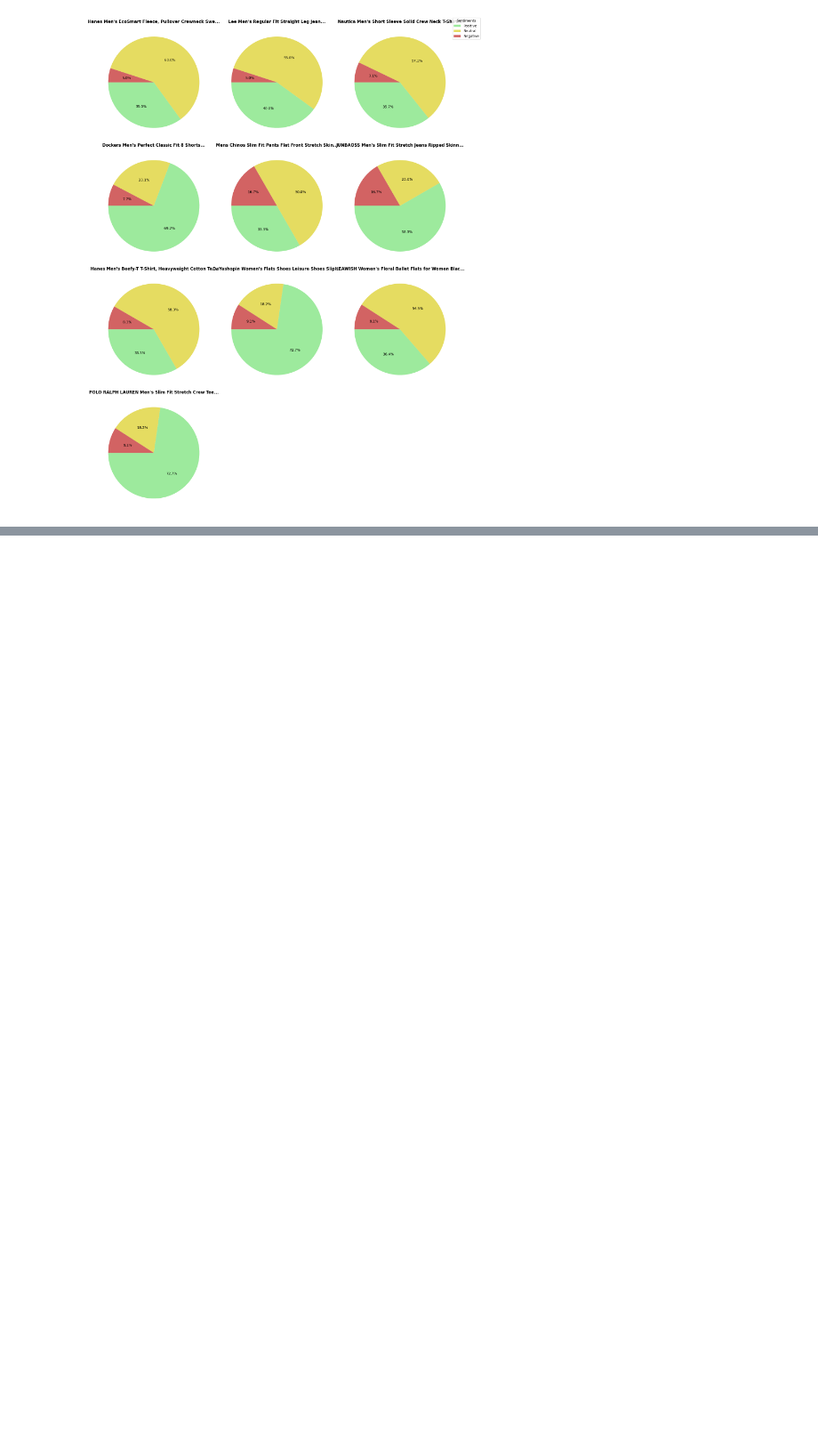
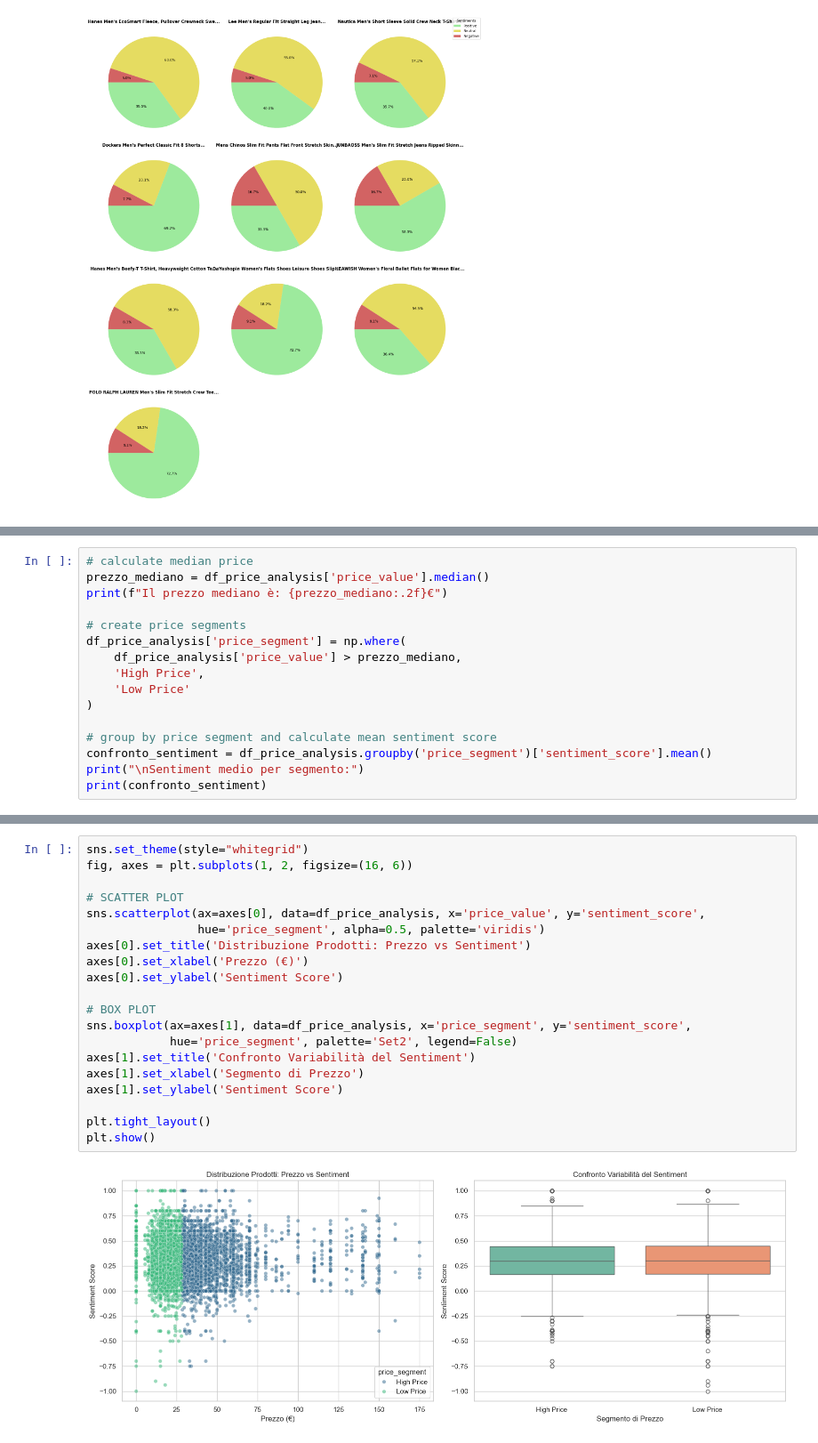
Before and after one commit to annarudych/project_amazon, a Jupyter notebook: amazon.ipynb, the cells around one changed output, grey strips where cells are left out. Shown at 89% size. Saved outputs shown, nothing was run; the diff lists cells and outputs as text; blank space fills up the shorter version.

Commit message:
added Analisi del Valore Percepito: Correlazione tra Prezzo e Sentiment

```diff
--- a/amazon.ipynb
+++ b/amazon.ipynb
@@ -1690,0 +1720,16 @@ plt.show()
+# %%
+# calculate median price
+prezzo_mediano = df_price_analysis['price_value'].median()
+print(f"Il prezzo mediano è: {prezzo_mediano:.2f}€")
+
+# create price segments
+df_price_analysis['price_segment'] = np.where(
+    df_price_analysis['price_value'] > prezzo_mediano,
+    'High Price',
+    'Low Price'
+)
+
+# group by price segment and calculate mean sentiment score
+confronto_sentiment = df_price_analysis.groupby('price_segment')['sentiment_score'].mean()
+print("\nSentiment medio per segmento:")
+print(confronto_sentiment)
@@ -1690,0 +1752,22 @@ plt.show()
+# %%
+sns.set_theme(style="whitegrid")
+fig, axes = plt.subplots(1, 2, figsize=(16, 6))
+
+# SCATTER PLOT
+sns.scatterplot(ax=axes[0], data=df_price_analysis, x='price_value', y='sentiment_score',
+                hue='price_segment', alpha=0.5, palette='viridis')
+axes[0].set_title('Distribuzione Prodotti: Prezzo vs Sentiment')
+axes[0].set_xlabel('Prezzo (€)')
+axes[0].set_ylabel('Sentiment Score')
+
+# BOX PLOT
+sns.boxplot(ax=axes[1], data=df_price_analysis, x='price_segment', y='sentiment_score',
+            hue='price_segment', palette='Set2', legend=False)
+axes[1].set_title('Confronto Variabilità del Sentiment')
+axes[1].set_xlabel('Segmento di Prezzo')
+axes[1].set_ylabel('Sentiment Score')
+
+plt.tight_layout()
+plt.show()
+# %% [output]
+[figure, added]
```
Also changed, not shown: parts of 14 cells of this notebook.
